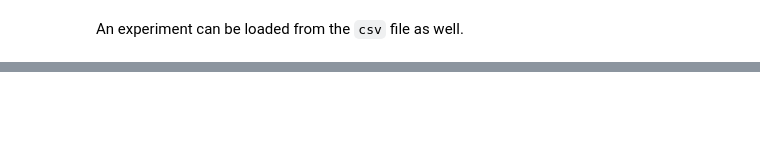
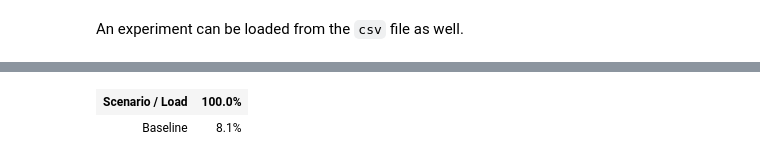
Before and after one commit to intelsdi-x/swan, a Jupyter notebook: scripts/jupyter/example.ipynb, the cells around one changed output, grey strips where cells are left out. Saved outputs shown, nothing was run; the diff lists cells and outputs as text; code cells hidden in the pictures; blank space fills up the shorter version.

```diff
--- a/scripts/jupyter/example.ipynb
+++ b/scripts/jupyter/example.ipynb
@@ -76,5 +86,5 @@ None
 # %% [markdown]
 An experiment can be loaded from the `csv` file as well.
 # %%
-exp2 = Experiment(experiment_id="8ab3f479-a3f8-48cf-71cb-e4853caf9cac",
+exp3 = Experiment(experiment_id="61513056-9b1f-4b9b-647e-d3d27a66bd80",
                         read_csv="test_data/experiments.csv")
@@ -89,0 +96,7 @@ Profile(exp2, slo=500)
+# %%
+p3 = Profile(exp3, slo=500)
+# %%
+p3.sensitivity_table()
+# %% [output]
+| Scenario / Load | 100.0% |
+| Baseline | 8.1% |
```
Also changed, not shown: parts of 13 cells of this notebook, 1 other file.
